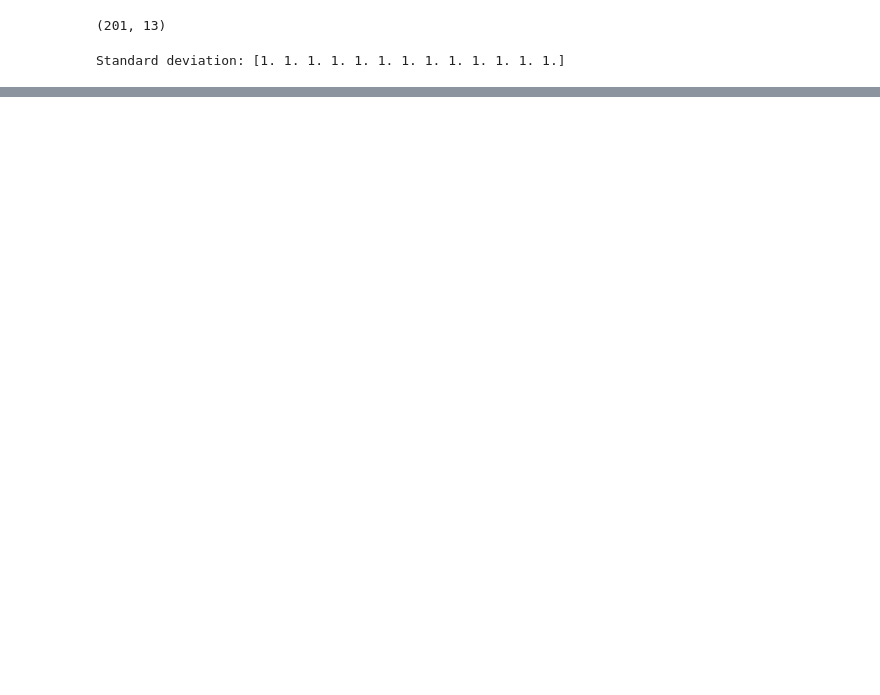
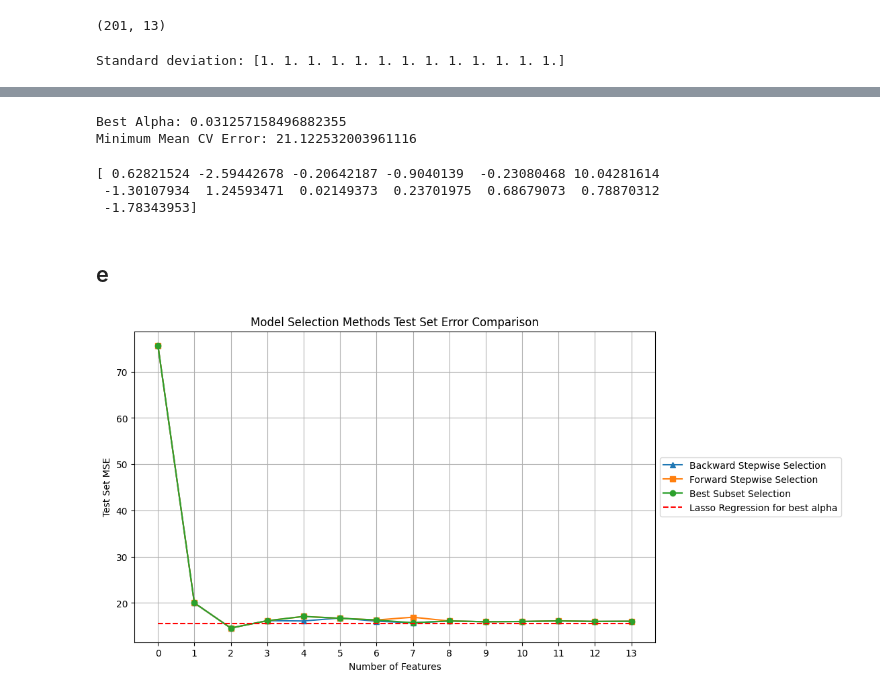
Before and after one commit to pedrobahia7/list01_ml_impa, a Jupyter notebook: notebooks/list01_q5.ipynb, the cells around one changed output, grey strips where cells are left out. Drawn from its saved outputs; the diff is of its cells as text; code cells hidden in the pictures; blank space fills up the shorter version.

```diff
--- a/notebooks/list01_q5.ipynb
+++ b/notebooks/list01_q5.ipynb
@@ -234,0 +409,59 @@ def lasso_regression_cv(X: np.ndarray, y: np.ndarray, cv_fold: np.ndarray, alpha
+# %%
+best_alpha = min(mean_cv_error, key=mean_cv_error.get)
+print('Best Alpha:', best_alpha)
+print('Minimum Mean CV Error:', mean_cv_error[best_alpha])
+# %% [output]
+Best Alpha: 0.031257158496882355
+Minimum Mean CV Error: 21.122532003961116
+# %%
+# Train best Lasso model
+X_train_norm, X_test_norm = normalize_data(X_train, X_test)
+lasso_model = Lasso(alpha=best_alpha).fit(X_train_norm, y_train)
+print(lasso_model.coef_)
+# %% [output]
+[ 0.62821524 -2.59442678 -0.20642187 -0.9040139  -0.23080468 10.04281614
+ -1.30107934  1.24593471  0.02149373  0.23701975  0.68679073  0.78870312
+ -1.78343953]
+# %% [markdown]
+## e
+# %%
+# Evaluate Lasso model on test set
+yhat = lasso_model.predict(X_test_norm)
+lasso_test_error =  mean_squared_error(yhat, y_test)
+
+
+# Evaluate all models in best subset selection on test set
+models_best_error = {}
+models_best_best_features = {}
+for key in models_best.keys():
+    y_hat = models_best[key]['best_model'].predict(sm.add_constant(X_test.values[:,models_best[key]['best_features']]))
+    models_best_error[key] =  mean_squared_error(y_hat, y_test)
+    models_best_best_features[key] = models_best[key]['best_features']
+
+# Evalueate all models in forward stepwise selection on test set
+models_forward_error = {}
+models_forward_best_features = {}
+for key in models_forward.keys():
+    y_hat = models_forward[key]['best_model'].predict(sm.add_constant(X_test.values[:,models_forward[key]['best_features']]))
+    models_forward_error[key] =  mean_squared_error(y_hat, y_test)
+    models_forward_best_features[key] = models_forward[key]['best_features']
+
+# Evalueate all models in backward stepwise selection on test set
+models_backward_error = {}
+for key in models_backward.keys():
+    y_hat = models_backward[key]['best_model'].predict(sm.add_constant(X_test.values[:,models_backward[key]['best_features']]))
+    models_backward_error[key] =  mean_squared_error(y_hat, y_test)
+# %%
+plt.figure(figsize=(10,6))
+plt.plot(models_backward_error.keys(), models_backward_error.values(), marker='^', label='Backward Stepwise Selection')
+plt.plot(models_forward_error.keys(), models_forward_error.values(), marker='s', label='Forward Stepwise Selection')
+plt.plot(models_best_error.keys(), models_best_error.values(), marker='o', label='Best Subset Selection')
+plt.plot(models_best_error.keys(), [lasso_test_error]*len(models_best_error.keys()), color='red', label='Lasso Regression for best alpha', marker='', linestyle='--')
+plt.xlabel('Number of Features')
+plt.ylabel('Test Set MSE')
+plt.title('Model Selection Methods Test Set Error Comparison')
+plt.legend(loc='center left', bbox_to_anchor=(1, 0.5))
+plt.grid()
+plt.show()
+# %% [output]
+[figure, added]
```
Also changed, not shown: parts of 15 cells of this notebook, 1 other file.
